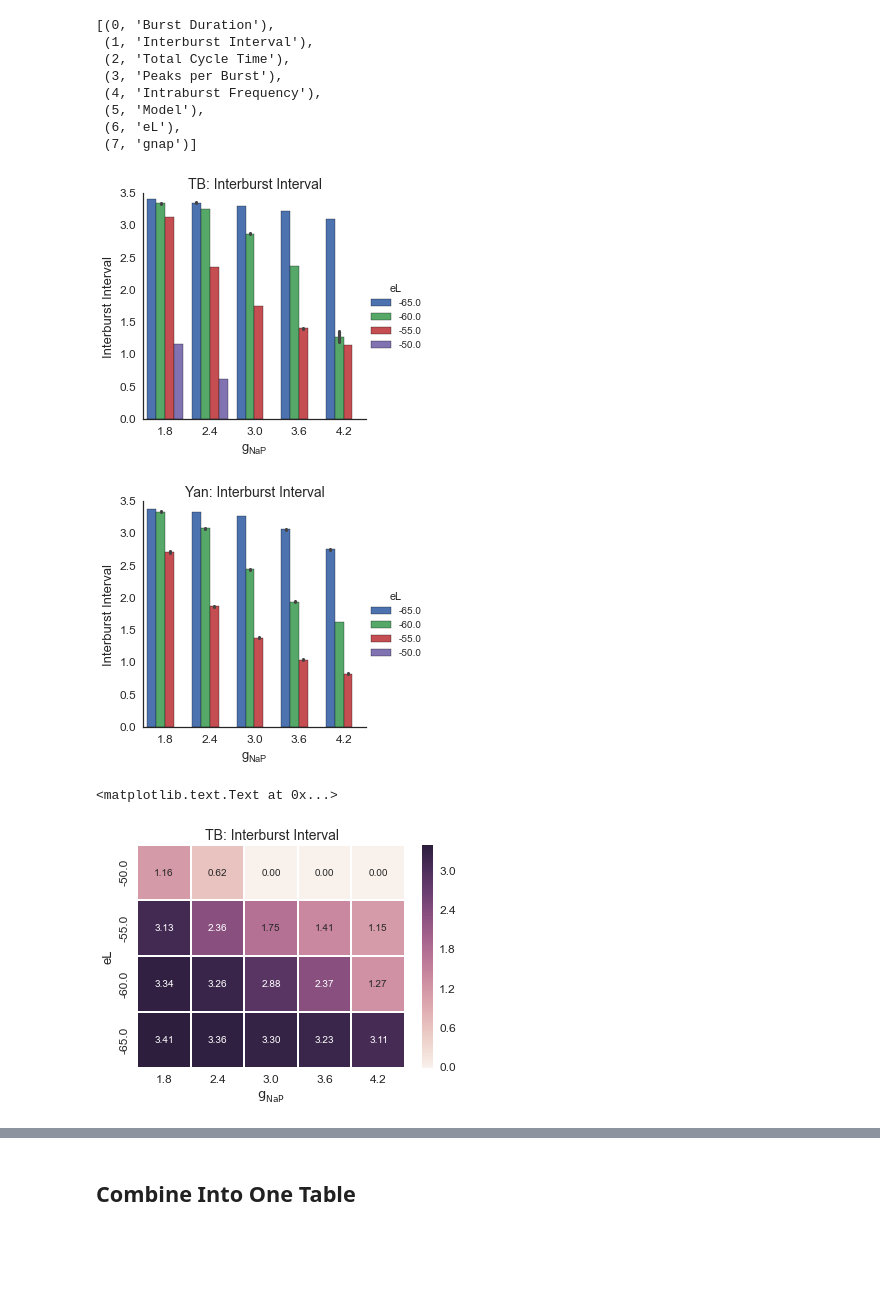
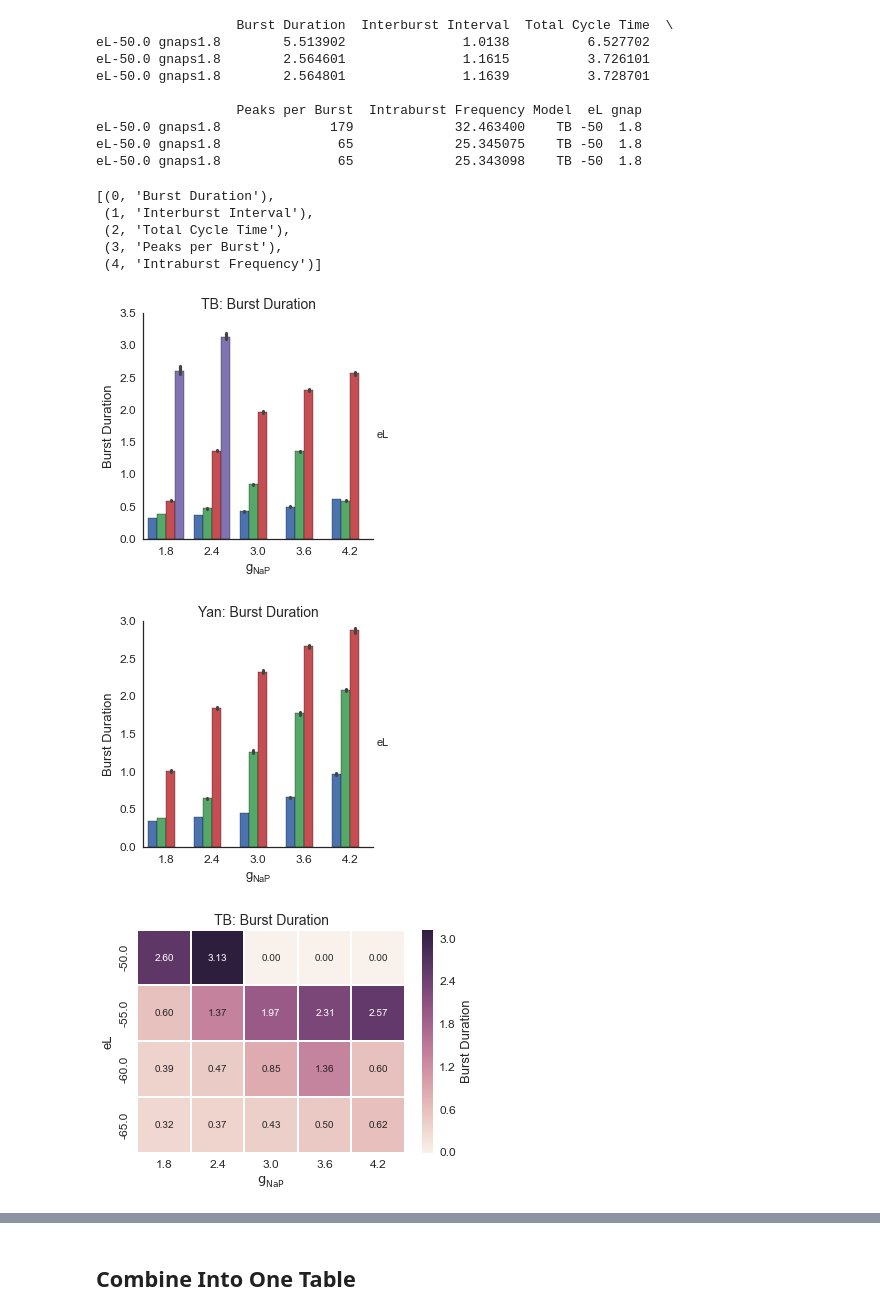
Before and after one commit to mfinemorris/NMProject, a Jupyter notebook: IPYNB/Seaborn Exp.ipynb, the cells around one changed output, grey strips where cells are left out. Saved outputs shown, nothing was run; the diff lists cells and outputs as text; code cells hidden in the pictures; blank space fills up the shorter version.

```diff
--- a/IPYNB/Seaborn Exp.ipynb
+++ b/IPYNB/Seaborn Exp.ipynb
@@ -49,58 +64,78 @@ print paramsets
 set(['eL-65.0 gnaps4.2', 'eL-50.0 gnaps2.4', 'eL-65.0 gnaps3.0', 'eL-60.0 gnaps1.8', 'eL-55.0 gnaps1.8', 'eL-60.0 gnaps3.0', 'eL-60.0 gnaps4.2', 'eL-55.0 gnaps4.2', 'eL-60.0 gnaps2.4', 'eL-60.0 gnaps3 ...
 # %%
-def split_param_sets(table):
+def split_param_sets(table, regex_str="([a-zA-Z]+)([\-][\d+.\d+]+|[\d+.\d+]+)", remove = []):
     import re
-    def for_each_cell(cell,param_num=1):
+    def for_each_cell(cell,param_num=1,remove=[]):
         p1, p2 = cell.split(' ')
-        r = re.compile("([a-zA-Z]+)([\-][\d+.\d+]+|[\d+.\d+]+)")
+        for i in remove:
+            try:
+                p1 = p1.replace(remove,"")
+                p2 = p2.replace(remove,"")
+            except:
+                pass
+
+        r = re.compile(regex_str)
         name_1, val_1 = r.match(p1).groups()
         name_2, val_2 = r.match(p2).groups()
+        #print name_1, val_1
         if param_num == 1:
-            return val_1
+            return float(val_1)
         else:
-            return val_2
+            return str(val_2)
+
     try:
         ps_col = table['Parameter Set']
-        el_col = ps_col.apply(for_each_cell)
-        gnap_col = ps_col.apply(for_each_cell, args=(2,))
-        table['eL'] = el_col
-        table['gnap'] = gnap_col
         table.drop('Parameter Set',axis=1, inplace=True)
-    except:
-        pass
+    except KeyError:
+        ps_col = pd.Series(table.index.values, table.index.values)
+
+    el_col = ps_col.apply(for_each_cell)
+    gnap_col = ps_col.apply(for_each_cell, args=(2,))
+
+    table['eL'] = pd.Series(el_col)
+    table['gnap'] = pd.Series(gnap_col)
+
     return table
 
 table_y = split_param_sets(table_y)
 table_t = split_param_sets(table_t)
-keys = table_t.columns.values
+print table_t.head(3)
+keys = table_t.columns.values[0:5]
 list(enumerate(keys))
 # %% [output]
-[(0, 'Burst Duration'),
- (1, 'Interburst Interval'),
- (2, 'Total Cycle Time'),
- (3, 'Peaks per Burst'),
- (4, 'Intraburst Frequency'),
- (5, 'Model'),
- (6, 'eL'),
- (7, 'gnap')]
+                  Burst Duration  Interburst Interval  Total Cycle Time  \
+eL-50.0 gnaps1.8        5.513902               1.0138          6.527702
+eL-50.0 gnaps1.8        2.564601               1.1615          3.726101
+eL-50.0 gnaps1.8        2.564801               1.1639          3.728701
+
+                  Peaks per Burst  Intraburst Frequency Model  eL gnap
+eL-50.0 gnaps1.8              179             32.463400    TB -50  1.8
+eL-50.0 gnaps1.8               65             25.345075    TB -50  1.8
+eL-50.0 gnaps1.8               65             25.343098    TB -50  1.8
+[(0, 'Burst Duration'),
+ (1, 'Interburst Interval'),
+ (2, 'Total Cycle Time'),
+ (3, 'Peaks per Burst'),
+ (4, 'Intraburst Frequency')]
 # %%
-key = keys[1]
+key = keys[0]
 # %%
-ho= ['-65.0','-60.0','-55.0','-50.0']
+ho= [float(i) for i in ['-65.0','-60.0','-55.0','-50.0']]
+
 facets = sns.factorplot("gnap", key, "eL", table_t, kind="bar",legend=True, legend_out=True,
                         size=4, hue_order = ho)#, aspect=.8)
 #plt.legend(loc=1,title="eL")
 plt.xlabel(r'$g_{NaP}$')
 plt.title("TB: "+key)
 facets = sns.factorplot("gnap", key, "eL", table_y, kind="bar",legend=True, legend_out=True,
                         size=4, hue_order = ho)#, aspect=.8)
 #plt.legend(loc=1,title="eL")
 plt.xlabel(r'$g_{NaP}$')
 plt.title("Yan: "+key)
 plt.show()
 # %% [output]
-[figure, old version]
+[figure, new version]
-[figure, old version]
+[figure, new version]
 # %%
 yan_mean = table_y.groupby(['eL','gnap']).mean()
 tb_mean = table_t.groupby(['eL','gnap']).mean()
@@ -113,9 +150,10 @@ heatmap = sns.heatmap(unstacked_tb, annot=True, fmt=".2f",vmin=0, vmax=vmax,
 
 heatmap.set_xlabel(r'$\mathrm{g_{NaP}}$')
 heatmap.set_title("TB: "+key)
+hm_filename = "tb_heatmap_{}.pdf".format(key.replace(" ","_"))
+plt.savefig(path.join(plot_dir,hm_filename))
 # %% [output]
-<matplotlib.text.Text at 0x...>
-[figure, old version]
+[figure, new version]
 # %%
 heatmap = sns.heatmap(unstacked_yan, annot=True, fmt=".2f", vmin=0, vmax=vmax,
                       annot_kws={'fontsize':10}, cbar_kws={'label':key})
```
Also changed, not shown: parts of 24 cells of this notebook, 33 other files.
